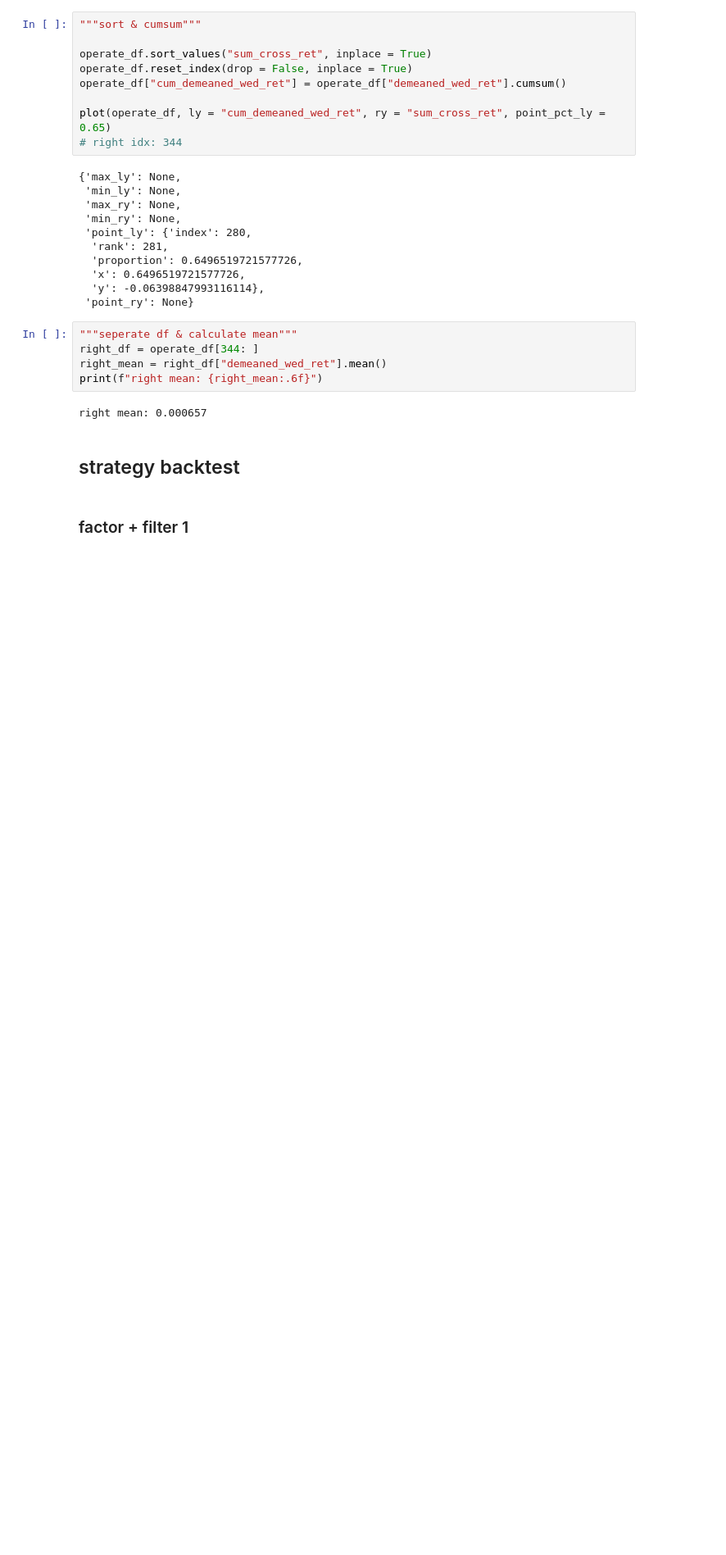
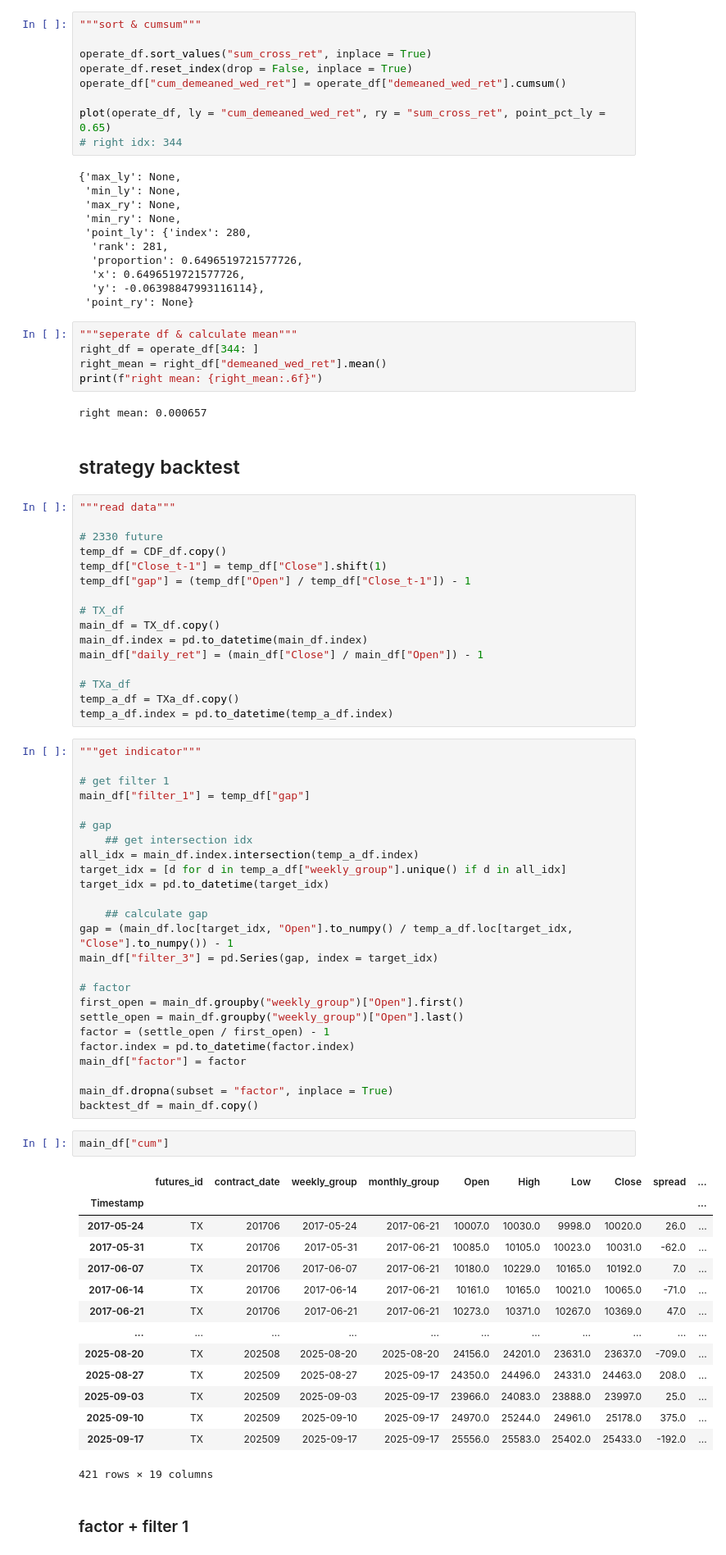
Before and after one commit to Xin95172/JimQuant, a Jupyter notebook: 台指期週趨勢影響開盤/main.ipynb, the cells around one changed output. Shown at 82% size. Cells and saved outputs as stored; diff of their text form; blank space fills up the shorter version.

```diff
--- a/台指期週趨勢影響開盤/main.ipynb
+++ b/台指期週趨勢影響開盤/main.ipynb
@@ -2653,5 +2669,63 @@ print(f"right mean: {right_mean:.6f}")
 right mean: 0.000657
 # %% [markdown]
 ## strategy backtest
+# %%
+"""read data"""
+
+# 2330 future
+temp_df = CDF_df.copy()
+temp_df["Close_t-1"] = temp_df["Close"].shift(1)
+temp_df["gap"] = (temp_df["Open"] / temp_df["Close_t-1"]) - 1
+
+# TX_df
+main_df = TX_df.copy()
+main_df.index = pd.to_datetime(main_df.index)
+main_df["daily_ret"] = (main_df["Close"] / main_df["Open"]) - 1
+
+# TXa_df
+temp_a_df = TXa_df.copy()
+temp_a_df.index = pd.to_datetime(temp_a_df.index)
+# %%
+"""get indicator"""
+
+# get filter 1
+main_df["filter_1"] = temp_df["gap"]
+
+# gap
+    ## get intersection idx
+all_idx = main_df.index.intersection(temp_a_df.index)
+target_idx = [d for d in temp_a_df["weekly_group"].unique() if d in all_idx]
+target_idx = pd.to_datetime(target_idx)
+
+    ## calculate gap
+gap = (main_df.loc[target_idx, "Open"].to_numpy() / temp_a_df.loc[target_idx, "Close"].to_numpy()) - 1
+main_df["filter_3"] = pd.Series(gap, index = target_idx)
+
+# factor
+first_open = main_df.groupby("weekly_group")["Open"].first()
+settle_open = main_df.groupby("weekly_group")["Open"].last()
+factor = (settle_open / first_open) - 1
+factor.index = pd.to_datetime(factor.index)
+main_df["factor"] = factor
+
+main_df.dropna(subset = "factor", inplace = True)
+backtest_df = main_df.copy()
+# %%
+main_df["cum"]
+# %% [output]
+|  | futures_id | contract_date | weekly_group | monthly_group | Open | High | Low | Close | spread | ... |
+| Timestamp |  |  |  |  |  |  |  |  |  | ... |
+| 2017-05-24 | TX | 201706 | 2017-05-24 | 2017-06-21 | 10007.0 | 10030.0 | 9998.0 | 10020.0 | 26.0 | ... |
+| 2017-05-31 | TX | 201706 | 2017-05-31 | 2017-06-21 | 10085.0 | 10105.0 | 10023.0 | 10031.0 | -62.0 | ... |
+| 2017-06-07 | TX | 201706 | 2017-06-07 | 2017-06-21 | 10180.0 | 10229.0 | 10165.0 | 10192.0 | 7.0 | ... |
+| 2017-06-14 | TX | 201706 | 2017-06-14 | 2017-06-21 | 10161.0 | 10165.0 | 10021.0 | 10065.0 | -71.0 | ... |
+| 2017-06-21 | TX | 201706 | 2017-06-21 | 2017-06-21 | 10273.0 | 10371.0 | 10267.0 | 10369.0 | 47.0 | ... |
+| ... | ... | ... | ... | ... | ... | ... | ... | ... | ... | ... |
+| 2025-08-20 | TX | 202508 | 2025-08-20 | 2025-08-20 | 24156.0 | 24201.0 | 23631.0 | 23637.0 | -709.0 | ... |
+| 2025-08-27 | TX | 202509 | 2025-08-27 | 2025-09-17 | 24350.0 | 24496.0 | 24331.0 | 24463.0 | 208.0 | ... |
+| 2025-09-03 | TX | 202509 | 2025-09-03 | 2025-09-17 | 23966.0 | 24083.0 | 23888.0 | 23997.0 | 25.0 | ... |
+| 2025-09-10 | TX | 202509 | 2025-09-10 | 2025-09-17 | 24970.0 | 25244.0 | 24961.0 | 25178.0 | 375.0 | ... |
+| 2025-09-17 | TX | 202509 | 2025-09-17 | 2025-09-17 | 25556.0 | 25583.0 | 25402.0 | 25433.0 | -192.0 | ... |
+421 rows × 19 columns
 # %% [markdown]
 ### factor + filter 1
```
Also changed, not shown: parts of 27 cells of this notebook.
